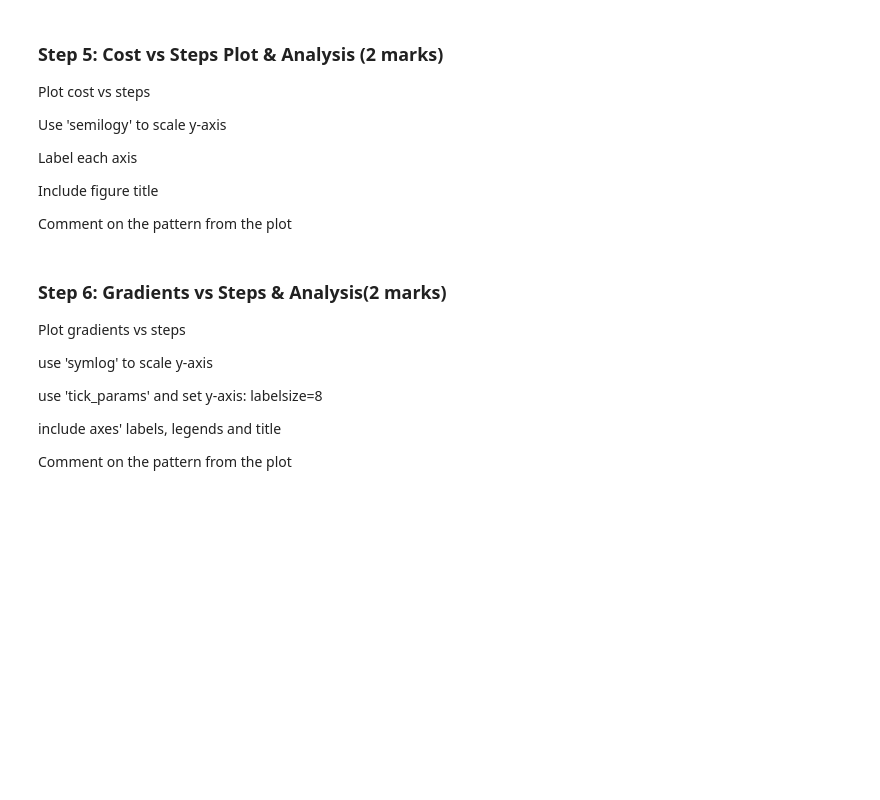
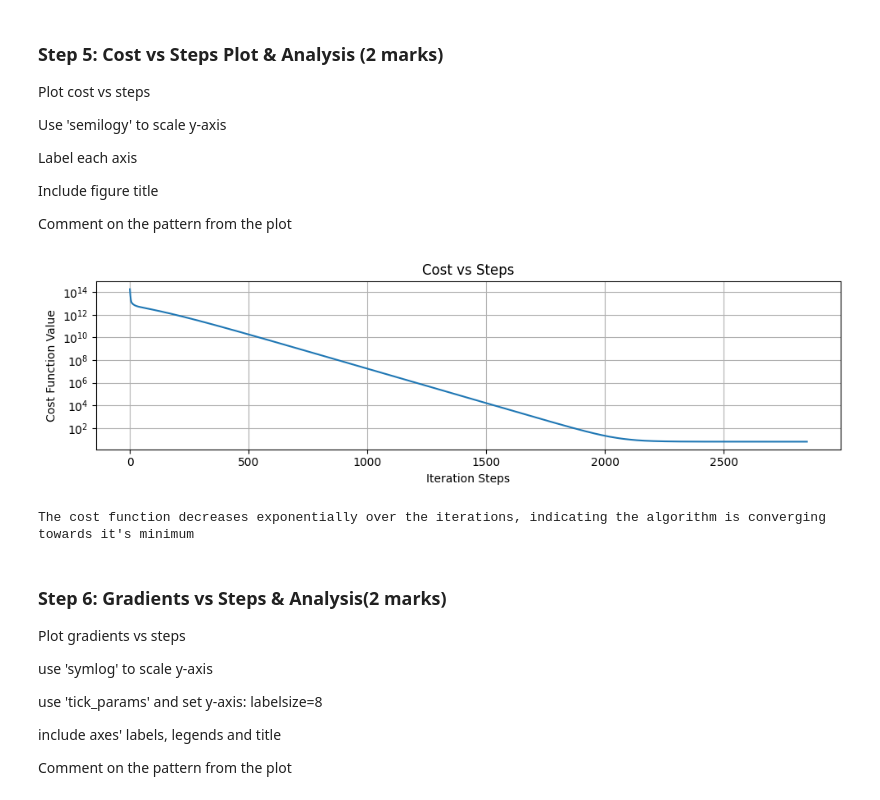
Before and after one commit to rbawah/engg680_2024_fall_group7, a Jupyter notebook: Lab_Assignment3/Assignment3.ipynb, the cells around one changed output. Drawn from its saved outputs; the diff is of its cells as text; code cells hidden in the pictures; blank space fills up the shorter version.

```diff
--- a/Lab_Assignment3/Assignment3.ipynb
+++ b/Lab_Assignment3/Assignment3.ipynb
@@ -202,13 +251,20 @@ Include figure title
 Comment on the pattern from the plot
 # %%
 fig , ax = plt.subplots(nrows=1,ncols=1, figsize=(10,3))
-# ...
+ax.semilogy(arr_cost)
+ax.set_xlabel('Iteration Steps')
+ax.set_ylabel('Cost Function Value')
+ax.set_title('Cost vs Steps')
+#...
 ax.grid(True)
 fig.tight_layout()
 plt.show()
 
 # Comment on the pattern
-# ...
+print("The cost function decreases exponentially over the iterations, indicating the algorithm is converging towards it's minimum")
+# %% [output]
+[figure, added]
+The cost function decreases exponentially over the iterations, indicating the algorithm is converging towards it's minimum
 # %% [markdown]
 ### Step 6: Gradients vs Steps & Analysis(2 marks)
 Plot gradients vs steps
```
Also changed, not shown: parts of 29 cells of this notebook.
